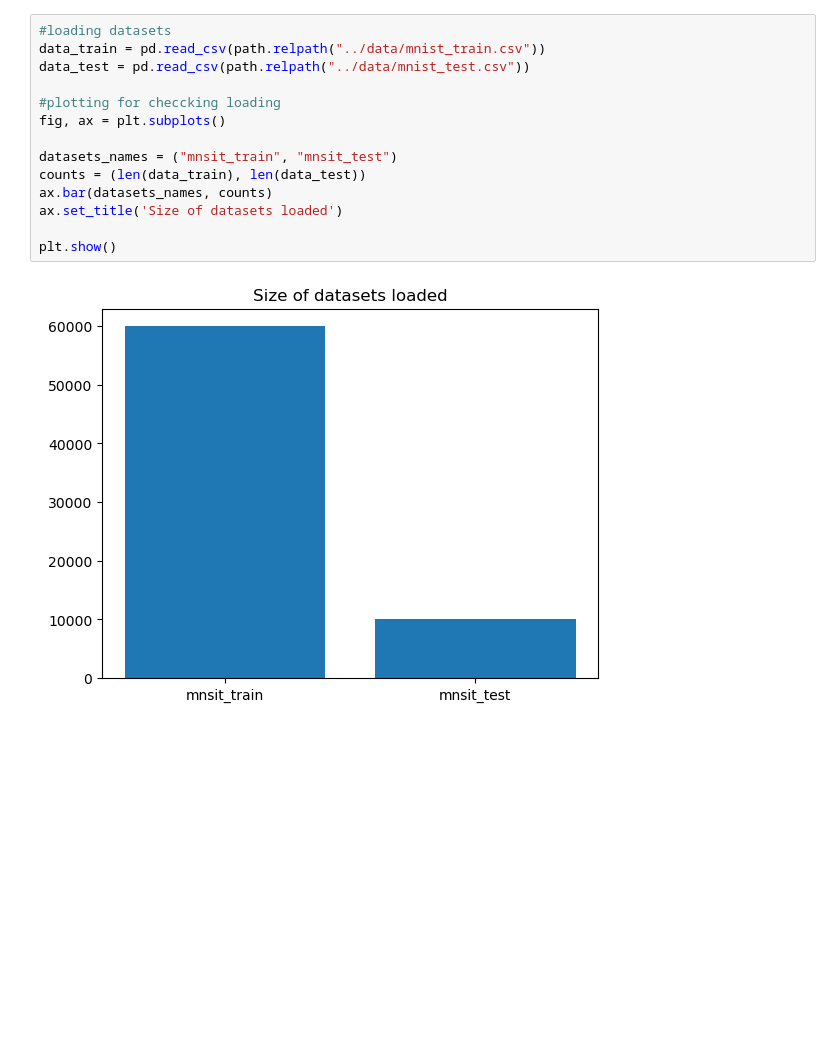
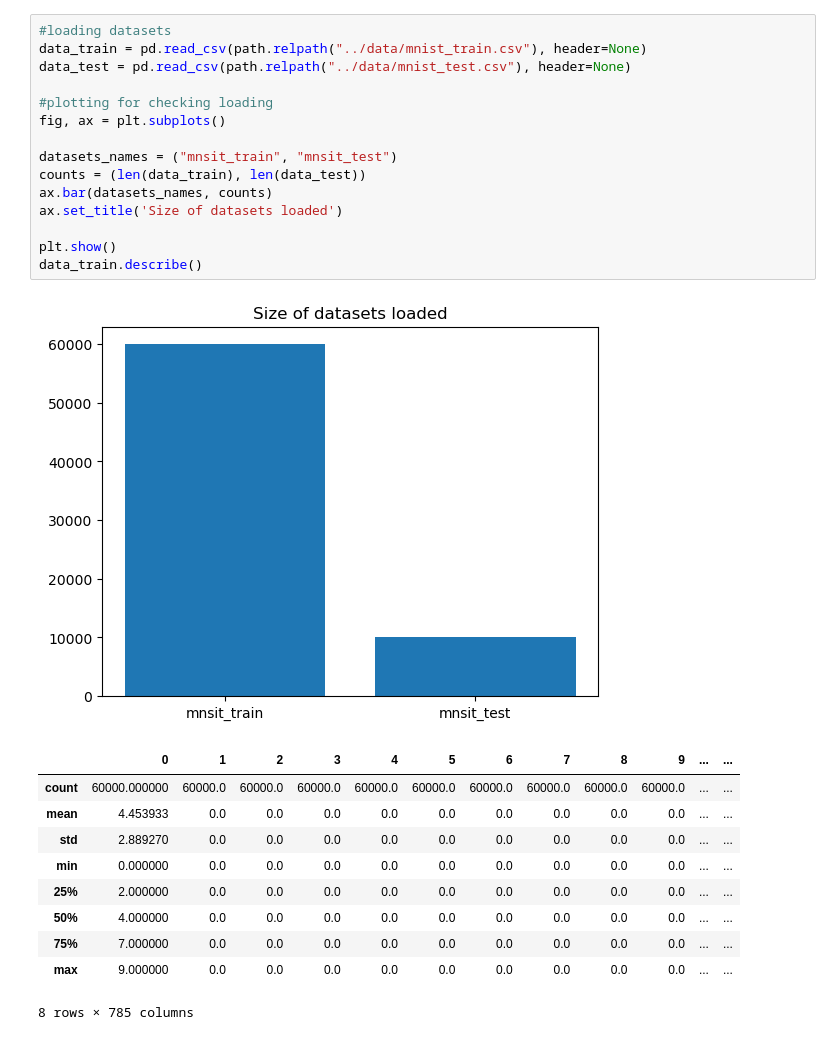
Before and after one commit to caiouehara/IA_MNIST-trabalho2, a Jupyter notebook: code/main.ipynb, the cells around one changed output. Drawn from its saved outputs; the diff is of its cells as text; blank space fills up the shorter version.

```diff
--- a/code/main.ipynb
+++ b/code/main.ipynb
@@ -14,16 +12,27 @@ Matplotlib created a temporary cache directory at /tmp/matplotlib-kramtijq becau
 # %%
 #loading datasets
-data_train = pd.read_csv(path.relpath("../data/mnist_train.csv"))
-data_test = pd.read_csv(path.relpath("../data/mnist_test.csv"))
+data_train = pd.read_csv(path.relpath("../data/mnist_train.csv"), header=None)
+data_test = pd.read_csv(path.relpath("../data/mnist_test.csv"), header=None)
 
-#plotting for checcking loading
+#plotting for checking loading
 fig, ax = plt.subplots()
 
 datasets_names = ("mnsit_train", "mnsit_test")
 counts = (len(data_train), len(data_test))
 ax.bar(datasets_names, counts)
 ax.set_title('Size of datasets loaded')
 
 plt.show()
+data_train.describe()
 # %% [output]
 [figure]
+|  | 0 | 1 | 2 | 3 | 4 | 5 | 6 | 7 | 8 | 9 | ... | ... |
+| count | 60000.000000 | 60000.0 | 60000.0 | 60000.0 | 60000.0 | 60000.0 | 60000.0 | 60000.0 | 60000.0 | 60000.0 | ... | ... |
+| mean | 4.453933 | 0.0 | 0.0 | 0.0 | 0.0 | 0.0 | 0.0 | 0.0 | 0.0 | 0.0 | ... | ... |
+| std | 2.889270 | 0.0 | 0.0 | 0.0 | 0.0 | 0.0 | 0.0 | 0.0 | 0.0 | 0.0 | ... | ... |
+| min | 0.000000 | 0.0 | 0.0 | 0.0 | 0.0 | 0.0 | 0.0 | 0.0 | 0.0 | 0.0 | ... | ... |
+| 25% | 2.000000 | 0.0 | 0.0 | 0.0 | 0.0 | 0.0 | 0.0 | 0.0 | 0.0 | 0.0 | ... | ... |
+| 50% | 4.000000 | 0.0 | 0.0 | 0.0 | 0.0 | 0.0 | 0.0 | 0.0 | 0.0 | 0.0 | ... | ... |
+| 75% | 7.000000 | 0.0 | 0.0 | 0.0 | 0.0 | 0.0 | 0.0 | 0.0 | 0.0 | 0.0 | ... | ... |
+| max | 9.000000 | 0.0 | 0.0 | 0.0 | 0.0 | 0.0 | 0.0 | 0.0 | 0.0 | 0.0 | ... | ... |
+8 rows × 785 columns
```
Also changed, not shown: parts of 3 cells of this notebook.
